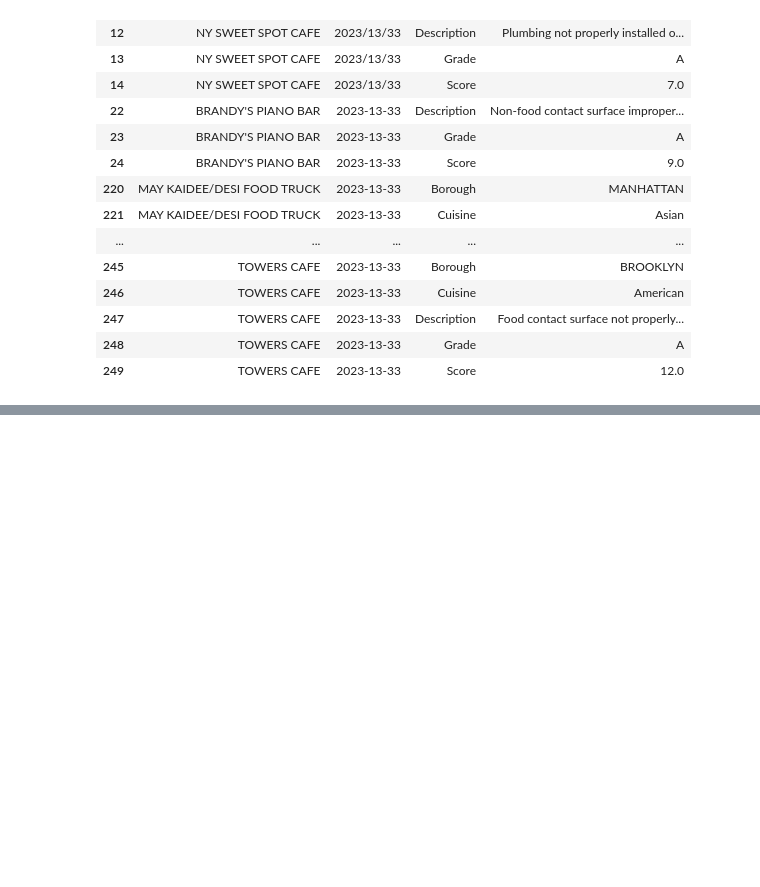
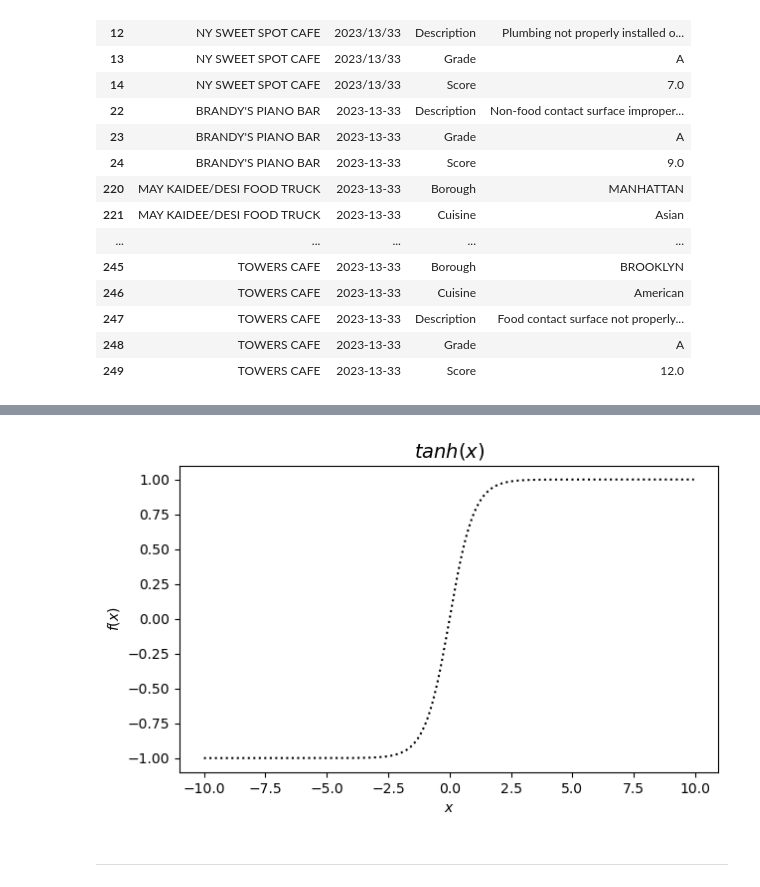
Before and after one commit to AnaMarcacini/CienciaDeDados, a Jupyter notebook: EstudoAnaP1_Pratica.ipynb, the cells around one changed output, grey strips where cells are left out. Cells and saved outputs as stored; diff of their text form; code cells hidden in the pictures; blank space fills up the shorter version.

```diff
--- a/EstudoAnaP1_Pratica.ipynb
+++ b/EstudoAnaP1_Pratica.ipynb
@@ -1807,0 +3805,19 @@ inspecao[ ~ inspecao['Date'].apply(valida_data) ] # vendo datas erradas
+# %%
+def f(x):
+  return np.tanh(x)
+
+x = np.arange(-10.0,10.0,0.05)
+y = f(x)
+# %%
+plt.figure(figsize=(7,4))
+
+plt.plot(x, y, color='k', linestyle=':')
+# plt.plot(x, y, 'k:')
+plt.title('$tanh(x)$',fontsize=14)
+plt.xlabel('$x$')
+plt.ylabel('$f(x)$')
+plt.show()
+# %% [output]
+[figure, added]
+# %% [markdown]
+___
```
Also changed, not shown: parts of 258 cells of this notebook, 2 other files.
